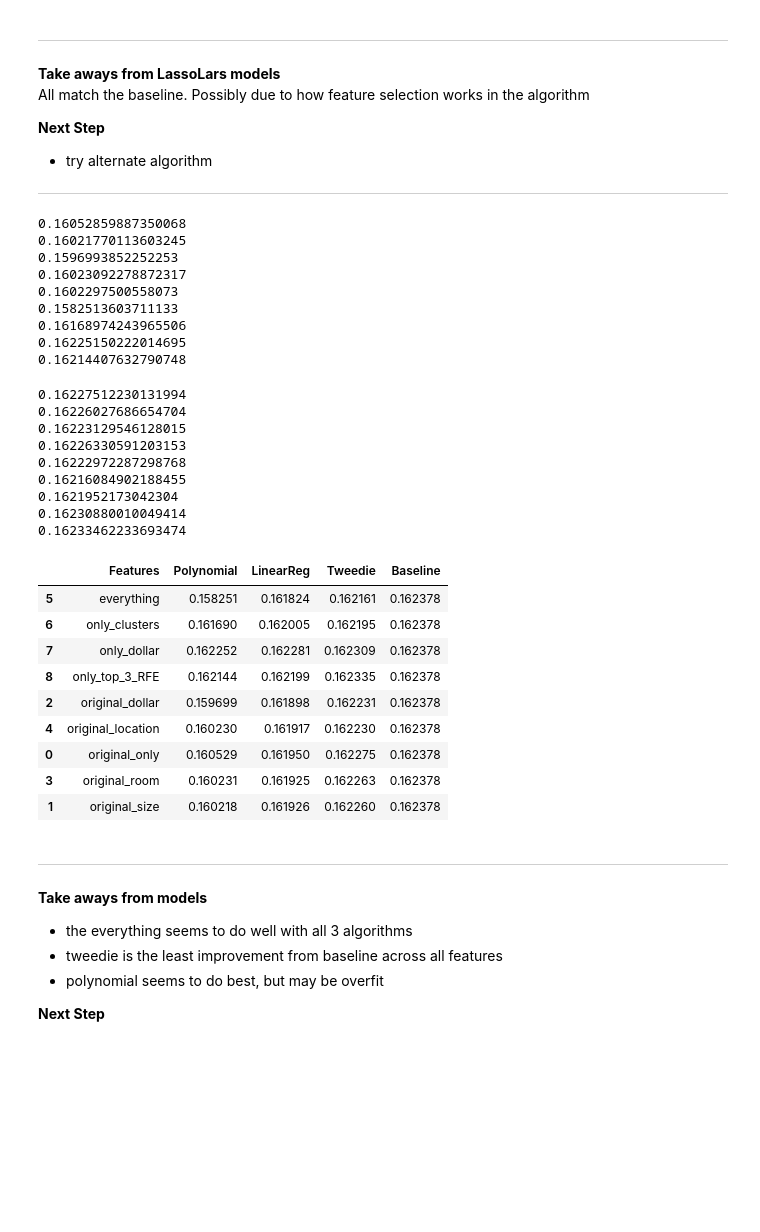
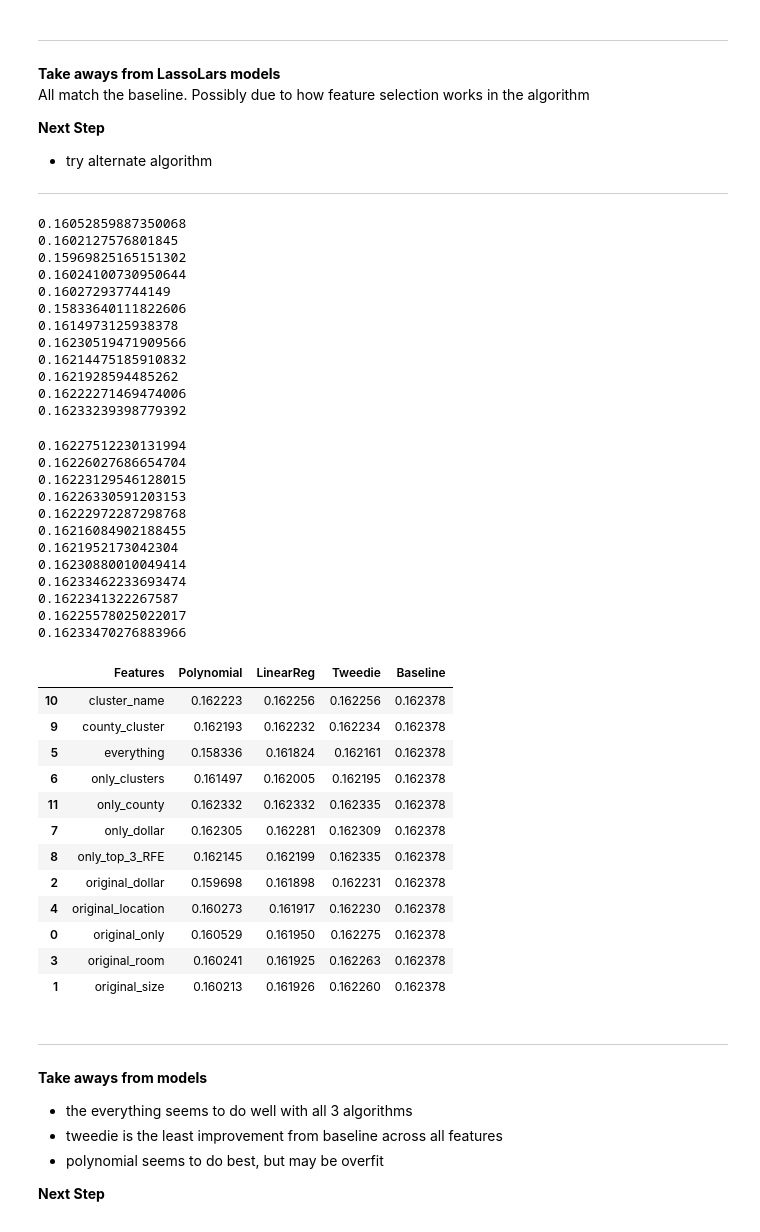
Before and after one commit to RyvynYoung/Zillow_Clustering_Project, a Jupyter notebook: mvp.ipynb, the cells around one changed output. Saved outputs shown, nothing was run; the diff lists cells and outputs as text; code cells hidden in the pictures; blank space fills up the shorter version.

```diff
--- a/mvp.ipynb
+++ b/mvp.ipynb
@@ -732,6 +720,10 @@ XtrainSt3 = X_train_scaled.drop(columns=['bedroomcnt_scaled', 'calculatedfinishe
        'centroid_bed_bath_ratio_scaled', 'loc_cluster',
        'centroid_longitude_scaled', 'centroid_latitude_scaled',
        'centroid_age_scaled'])
+# %%
+XtrainCC = X_train_scaled[['LA', 'Orange', 'Ventura', 'size_cluster', 'rooms_cluster', 'dollar_cluster', 'loc_cluster']]
+XtrainCLO = X_train_scaled[['size_cluster', 'rooms_cluster', 'dollar_cluster', 'loc_cluster']]
+XtrainCOO = X_train_scaled[['LA', 'Orange', 'Ventura']]
 # %% [markdown]
 ### Train models
 ***for MVP these are variations on Linear Regression Model altering features**
@@ -740,7 +732,7 @@ baseline = model.get_baseline(y_train)
 # %% [output]
 Baseline: 0.16237765279179564
 # %%
-df2test = [XtrainSO, XtrainSS, XtrainSD, XtrainSR, XtrainSL, XtrainSALL, XtrainSOC, XtrainSOD, XtrainSt3]
+df2test = [XtrainSO, XtrainSS, XtrainSD, XtrainSR, XtrainSL, XtrainSALL, XtrainSOC, XtrainSOD, XtrainSt3, XtrainCC, XtrainCLO, XtrainCOO]
 target = y_train
 # %%
 # Linear Regression Models
@@ -802,14 +800,17 @@ for df in df2test:
     print(pf_RMSE)
 # %% [output]
 0.16052859887350068
-0.16021770113603245
-0.1596993852252253
-0.16023092278872317
-0.1602297500558073
-0.1582513603711133
-0.16168974243965506
-0.16225150222014695
-0.16214407632790748
+0.1602127576801845
+0.15969825165151302
+0.16024100730950644
+0.160272937744149
+0.15833640111822606
+0.1614973125938378
+0.16230519471909566
+0.16214475185910832
+0.1621928594485262
+0.16222271469474006
+0.16233239398779392
 # %%
 # Tweedie
 tweedie = []
@@ -827,27 +828,34 @@ for df in df2test:
 0.1621952173042304
 0.16230880010049414
 0.16233462233693474
+0.1622341322267587
+0.16225578025022017
+0.16233470276883966
 # %%
 df_list = ['original_only', 'original_size', 'original_dollar', 'original_room', 'original_location',
-           'everything', 'only_clusters', 'only_dollar', 'only_top_3_RFE']
+           'everything', 'only_clusters', 'only_dollar', 'only_top_3_RFE', 'county_cluster',
+           'cluster_name', 'only_county']
 
 results = pd.DataFrame(df_list, columns=['Features'])
 results['Polynomial'] = poly
 results['LinearReg'] = LinearReg
 results['Tweedie'] = tweedie
 results['Baseline'] = baseline
 results.sort_values('Features')
 # %% [output]
 |  | Features | Polynomial | LinearReg | Tweedie | Baseline |
-| 5 | everything | 0.158251 | 0.161824 | 0.162161 | 0.162378 |
-| 6 | only_clusters | 0.161690 | 0.162005 | 0.162195 | 0.162378 |
-| 7 | only_dollar | 0.162252 | 0.162281 | 0.162309 | 0.162378 |
-| 8 | only_top_3_RFE | 0.162144 | 0.162199 | 0.162335 | 0.162378 |
-| 2 | original_dollar | 0.159699 | 0.161898 | 0.162231 | 0.162378 |
-| 4 | original_location | 0.160230 | 0.161917 | 0.162230 | 0.162378 |
+| 10 | cluster_name | 0.162223 | 0.162256 | 0.162256 | 0.162378 |
+| 9 | county_cluster | 0.162193 | 0.162232 | 0.162234 | 0.162378 |
+| 5 | everything | 0.158336 | 0.161824 | 0.162161 | 0.162378 |
+| 6 | only_clusters | 0.161497 | 0.162005 | 0.162195 | 0.162378 |
+| 11 | only_county | 0.162332 | 0.162332 | 0.162335 | 0.162378 |
+| 7 | only_dollar | 0.162305 | 0.162281 | 0.162309 | 0.162378 |
+| 8 | only_top_3_RFE | 0.162145 | 0.162199 | 0.162335 | 0.162378 |
+| 2 | original_dollar | 0.159698 | 0.161898 | 0.162231 | 0.162378 |
+| 4 | original_location | 0.160273 | 0.161917 | 0.162230 | 0.162378 |
 | 0 | original_only | 0.160529 | 0.161950 | 0.162275 | 0.162378 |
-| 3 | original_room | 0.160231 | 0.161925 | 0.162263 | 0.162378 |
-| 1 | original_size | 0.160218 | 0.161926 | 0.162260 | 0.162378 |
+| 3 | original_room | 0.160241 | 0.161925 | 0.162263 | 0.162378 |
+| 1 | original_size | 0.160213 | 0.161926 | 0.162260 | 0.162378 |
 # %% [markdown]
 ******
 **Take aways from models**
```
Also changed, not shown: parts of 19 cells of this notebook, 3 other files.
